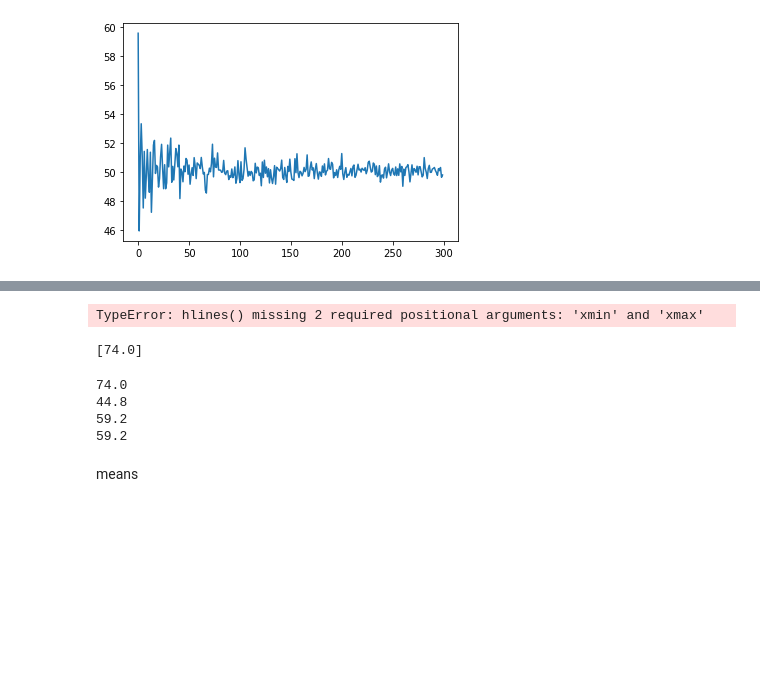
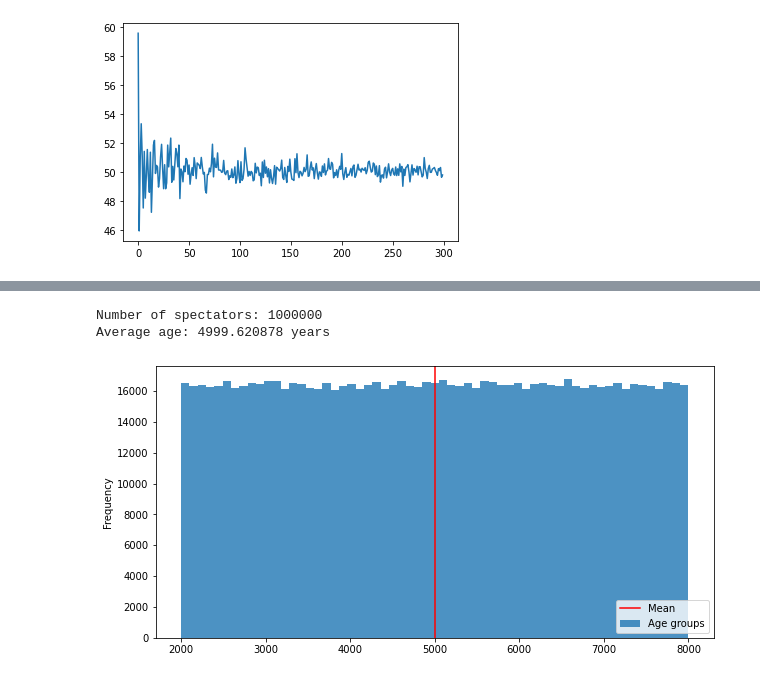
Before and after one commit to MaartenKool/CookBooks, a Jupyter notebook: GremioStadium.ipynb, the cells around one changed output, grey strips where cells are left out. Saved outputs shown, nothing was run; the diff lists cells and outputs as text; code cells hidden in the pictures; blank space fills up the shorter version.

```diff
--- a/GremioStadium.ipynb
+++ b/GremioStadium.ipynb
@@ -470,26 +237,0 @@ plt.plot(meansample)
-# %%
-plt.hlines(mean(means))
-# %% [output]
-TypeError: hlines() missing 2 required positional arguments: 'xmin' and 'xmax'
-# %%
-meansmean = []
-for i in range(1,2):
-    means = []
-    means.append(df.sample(5, random_state=i).mean())
-    print(means)
-#     print(df.sample(5, random_state=i).values.tolist(), df.sample(5, random_state=i).mean() )
-#     meansmean.append(mean(means))
-# # plt.plot(meansmean)
-# %% [output]
-[74.0]
-# %%
-for i in range(1,4):
-    print(df.sample(5, random_state=i).mean())
-print(mean([df.sample(5, random_state=i).mean()]))
-# %% [output]
-74.0
-44.8
-59.2
-59.2
-# %% [markdown]
-means
@@ -495,0 +240,21 @@ means
+# %%
+# generate random dice rolls
+from numpy.random import seed
+from numpy.random import randint
+from numpy import mean, std
+# seed the random number generator
+seed(2019)
+# generate a 'population'
+pop = pd.Series(randint(2000, 8000, 1000000))
+
+#Population mean:
+print(f'Number of spectators: {len(pop)}')
+print(f'Average age: {mean(pop)} years')
+pop.plot.hist(bins=61, figsize=(10,5),alpha=0.8, label='Age groups')
+# pop.plot(figsize=(10,5));
+plt.axvline(mean(pop), c='r', label='Mean')
+plt.legend(loc='lower right');
+# %% [output]
+Number of spectators: 1000000
+Average age: 4999.620878 years
+[figure, added]
```
Also changed, not shown: parts of 28 cells of this notebook.
